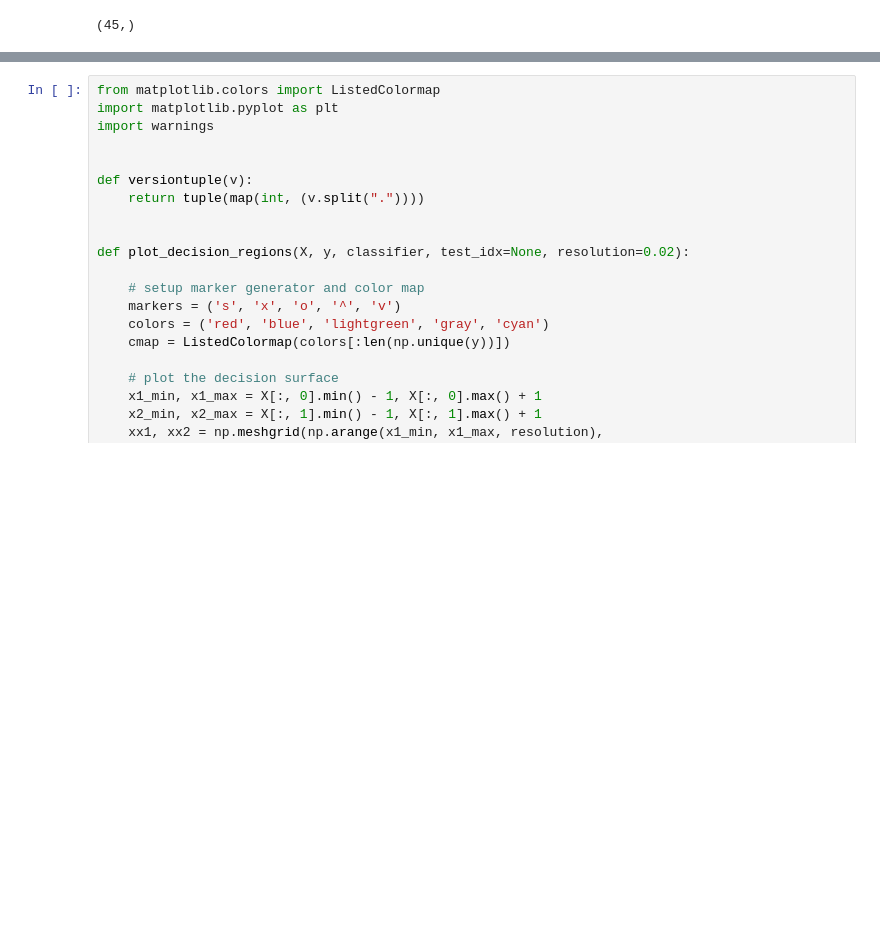
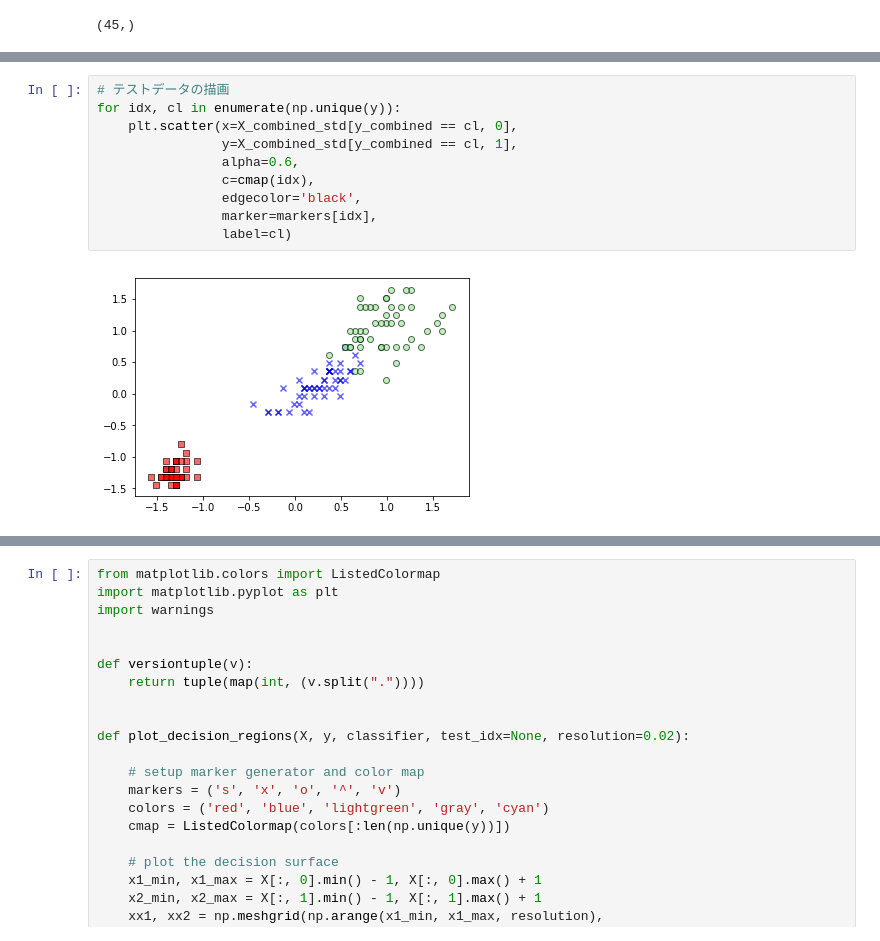
Before and after one commit to teruuuuuu/study_machine-learning, a Jupyter notebook: python_machine-learning/chap3/skitlearnSample.ipynb, the cells around one changed output, grey strips where cells are left out. Drawn from its saved outputs; the diff is of its cells as text; blank space fills up the shorter version.

```diff
--- a/python_machine-learning/chap3/skitlearnSample.ipynb
+++ b/python_machine-learning/chap3/skitlearnSample.ipynb
@@ -59,0 +107,12 @@ Accuracy: 0.91
+# %%
+# テストデータの描画
+for idx, cl in enumerate(np.unique(y)):
+    plt.scatter(x=X_combined_std[y_combined == cl, 0],
+                y=X_combined_std[y_combined == cl, 1],
+                alpha=0.6,
+                c=cmap(idx),
+                edgecolor='black',
+                marker=markers[idx],
+                label=cl)
+# %% [output]
+[figure, added]
```
Also changed, not shown: parts of 57 cells of this notebook, 1 other file.
